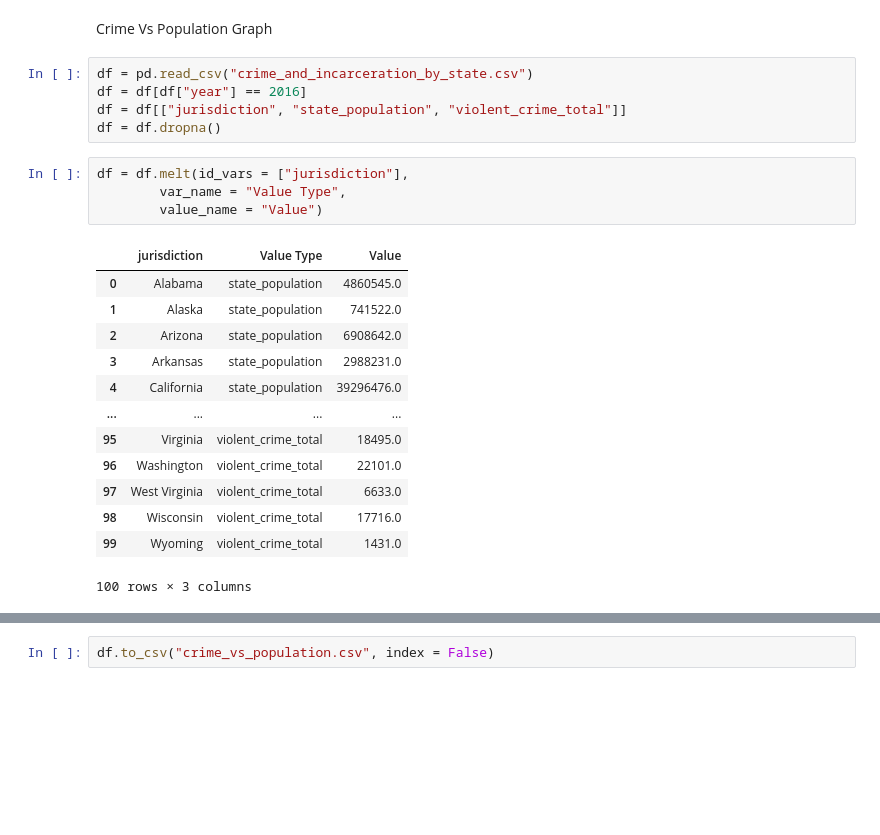
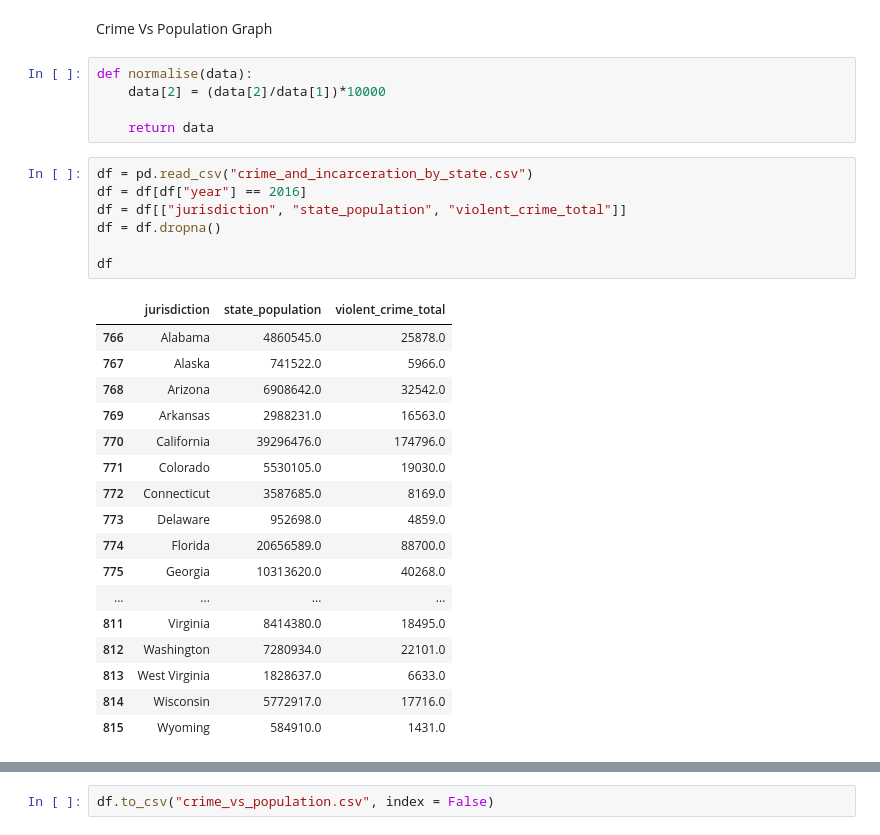
Before and after one commit to Troydehn/Assignment2, a Jupyter notebook: Processing/Processing.ipynb, the cells around one changed output, grey strips where cells are left out. Saved outputs shown, nothing was run; the diff lists cells and outputs as text; blank space fills up the shorter version.

```diff
--- a/Processing/Processing.ipynb
+++ b/Processing/Processing.ipynb
@@ -76,26 +68,33 @@ df = df.groupby(by = ["jurisdiction", "Crime Type"]).sum().reset_index()
 df.to_csv("division_of_crimes.csv", index = False)
 # %% [markdown]
 Crime Vs Population Graph
+# %%
+def normalise(data):
+    data[2] = (data[2]/data[1])*10000
+
+    return data
 # %%
 df = pd.read_csv("crime_and_incarceration_by_state.csv")
 df = df[df["year"] == 2016]
 df = df[["jurisdiction", "state_population", "violent_crime_total"]]
 df = df.dropna()
+
+df
+# %% [output]
+|  | jurisdiction | state_population | violent_crime_total |
+| 766 | Alabama | 4860545.0 | 25878.0 |
+| 767 | Alaska | 741522.0 | 5966.0 |
+| 768 | Arizona | 6908642.0 | 32542.0 |
+| 769 | Arkansas | 2988231.0 | 16563.0 |
+| 770 | California | 39296476.0 | 174796.0 |
+| 771 | Colorado | 5530105.0 | 19030.0 |
+| 772 | Connecticut | 3587685.0 | 8169.0 |
+| 773 | Delaware | 952698.0 | 4859.0 |
+| 774 | Florida | 20656589.0 | 88700.0 |
+| 775 | Georgia | 10313620.0 | 40268.0 |
+| ... | ... | ... | ... |
+| 811 | Virginia | 8414380.0 | 18495.0 |
+| 812 | Washington | 7280934.0 | 22101.0 |
+| 813 | West Virginia | 1828637.0 | 6633.0 |
+| 814 | Wisconsin | 5772917.0 | 17716.0 |
+| 815 | Wyoming | 584910.0 | 1431.0 |
-# %%
-df = df.melt(id_vars = ["jurisdiction"],
-        var_name = "Value Type",
-        value_name = "Value")
-# %% [output]
-|  | jurisdiction | Value Type | Value |
-| 0 | Alabama | state_population | 4860545.0 |
-| 1 | Alaska | state_population | 741522.0 |
-| 2 | Arizona | state_population | 6908642.0 |
-| 3 | Arkansas | state_population | 2988231.0 |
-| 4 | California | state_population | 39296476.0 |
-| ... | ... | ... | ... |
-| 95 | Virginia | violent_crime_total | 18495.0 |
-| 96 | Washington | violent_crime_total | 22101.0 |
-| 97 | West Virginia | violent_crime_total | 6633.0 |
-| 98 | Wisconsin | violent_crime_total | 17716.0 |
-| 99 | Wyoming | violent_crime_total | 1431.0 |
-100 rows × 3 columns
```
Also changed, not shown: parts of 2 cells of this notebook, 7 other files.
